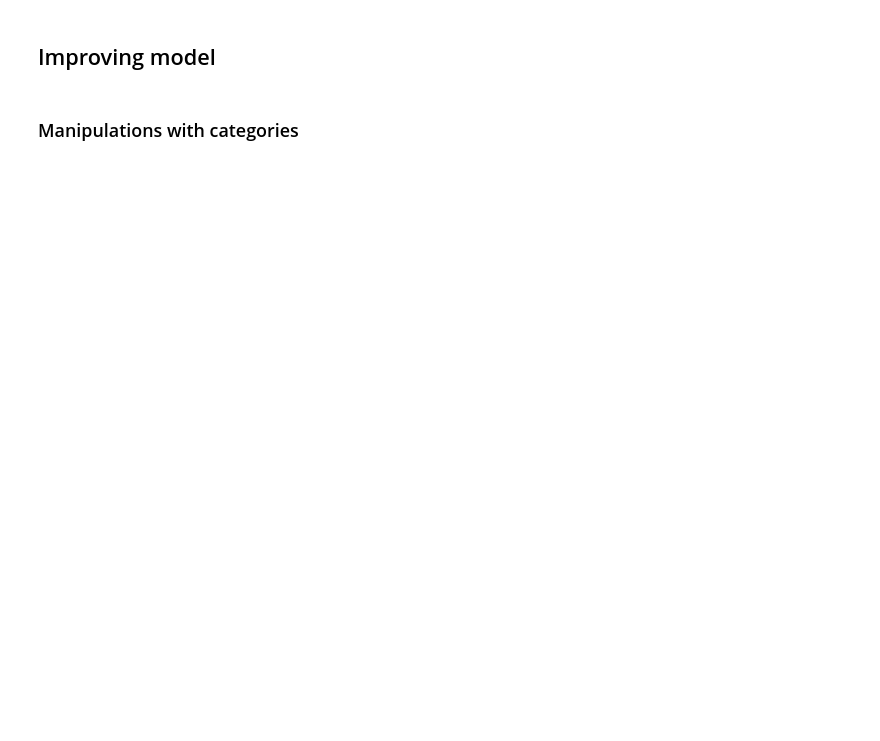
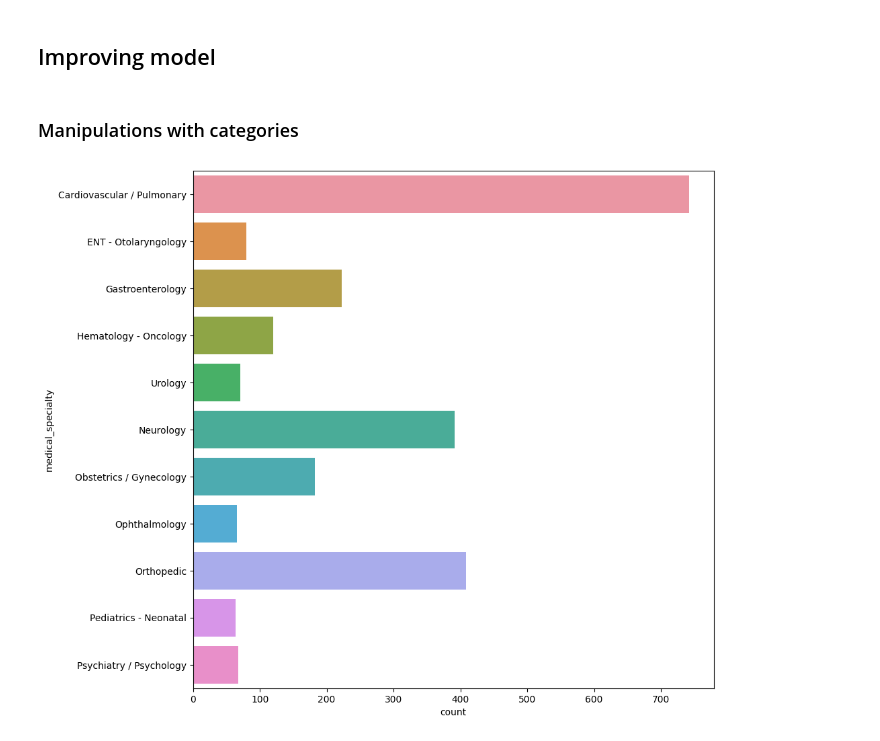
Before and after one commit to evgene-sh/HMLP, a Jupyter notebook: main.ipynb, the cells around one changed output. Drawn from its saved outputs; the diff is of its cells as text; code cells hidden in the pictures; blank space fills up the shorter version.

```diff
--- a/main.ipynb
+++ b/main.ipynb
@@ -199,36 +218,38 @@ SVM Accuracy Score ->  62.383177570093466
 # %%
 data2 = data.copy()
 
-# data2['medical_specialty'] = data2['medical_specialty'].apply(lambda x:str.strip(x))
+data2['medical_specialty'] = data2['medical_specialty'].apply(lambda x:str.strip(x))
 
-# rebuild_categories = [
-#         'Surgery',
-#         'SOAP / Chart / Progress Notes',
-#         'Office Notes',
-#         'Consult - History and Phy.',
-#         'Emergency Room Reports',
-#         'Discharge Summary',
-#         'Pain Management',
-#         'General Medicine',
-# ]
+rebuild_categories = [
+        'Surgery',
+        'SOAP / Chart / Progress Notes',
+        'Office Notes',
+        'Consult - History and Phy.',
+        'Emergency Room Reports',
+        'Discharge Summary',
+        'Pain Management',
+        'General Medicine',
+]
 
-# for category in rebuild_categories:
-#     mask = data2['medical_specialty'] == category
-#     data2 = data2[~mask]
+for category in rebuild_categories:
+    mask = data2['medical_specialty'] == category
+    data2 = data2[~mask]
 
 
-# mask = data2['medical_specialty'] == 'Surgery'
-# data2 = data2[~mask]
-# #final_data2 = data2.groupby(data2['medical_specialty'])
+mask = data2['medical_specialty'] == 'Surgery'
+data2 = data2[~mask]
+#final_data2 = data2.groupby(data2['medical_specialty'])
 
-# mask = data2['medical_specialty'] == 'Neurosurgery'
-# data2.loc[mask, 'medical_specialty'] = 'Neurology'
+mask = data2['medical_specialty'] == 'Neurosurgery'
+data2.loc[mask, 'medical_specialty'] = 'Neurology'
 
-# mask = data2['medical_specialty'] == 'Nephrology'
-# data2.loc[mask, 'medical_specialty'] = 'Urology'
+mask = data2['medical_specialty'] == 'Nephrology'
+data2.loc[mask, 'medical_specialty'] = 'Urology'
 
-# plt.figure(figsize=(10, 10))
-# sns.countplot(y='medical_specialty', data=data2)
-# plt.show()
+plt.figure(figsize=(10, 10))
+sns.countplot(y='medical_specialty', data=data2)
+plt.show()
 
 # data2
+# %% [output]
+[figure, added]
```
Also changed, not shown: parts of 10 cells of this notebook, 1 other file.
